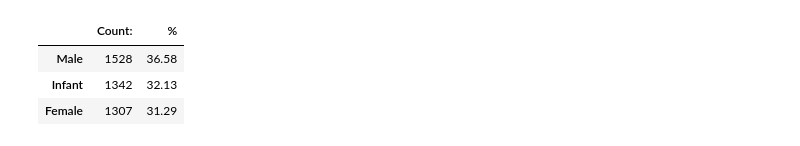
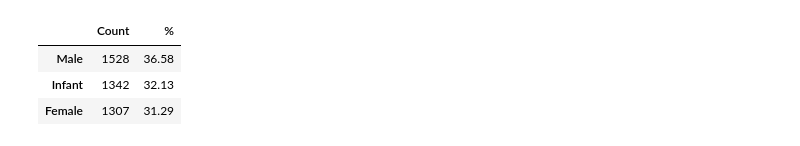
Before and after one commit to Panda1246/programmingInPython, a Jupyter notebook: assignment_1/analysis.ipynb, the cells around one changed output. Saved outputs shown, nothing was run; the diff lists cells and outputs as text; code cells hidden in the pictures.

```diff
--- a/assignment_1/analysis.ipynb
+++ b/assignment_1/analysis.ipynb
@@ -3,35 +3,35 @@ import pandas as pd
 import matplotlib as mpl
 
 dataFrame = pd.read_csv("data.csv", names=("sex", "length", "diameter", "height", "whole weight",
                         "shucked weight", "viscera weight", "shell weight", "rings"))
 
 sex = dataFrame["sex"]
 mNumber = 0
 fNumber = 0
 iNumber = 0
 totalRows = sex.count()
 for s in sex:
     if s == "M":
         mNumber += 1
     elif s == "F":
         fNumber += 1
     elif s == "I":
         iNumber += 1
 
 mPercent = round(mNumber / totalRows * 100, 2)
 iPercent = round(iNumber / totalRows * 100, 2)
 fPercent = round(fNumber / totalRows * 100, 2)
 
 distributionData = {
-    "Count:": [mNumber, iNumber, fNumber] ,
+    "Count": [mNumber, iNumber, fNumber] ,
     "%": [mPercent, iPercent, fPercent]
 
 }
 
 distDf = pd.DataFrame(distributionData, index=["Male", "Infant", "Female"])
 display(distDf)
 # %% [output]
-|  | Count: | % |
+|  | Count | % |
 | Male | 1528 | 36.58 |
 | Infant | 1342 | 32.13 |
 | Female | 1307 | 31.29 |
```
Also changed, not shown: parts of 3 cells of this notebook.
